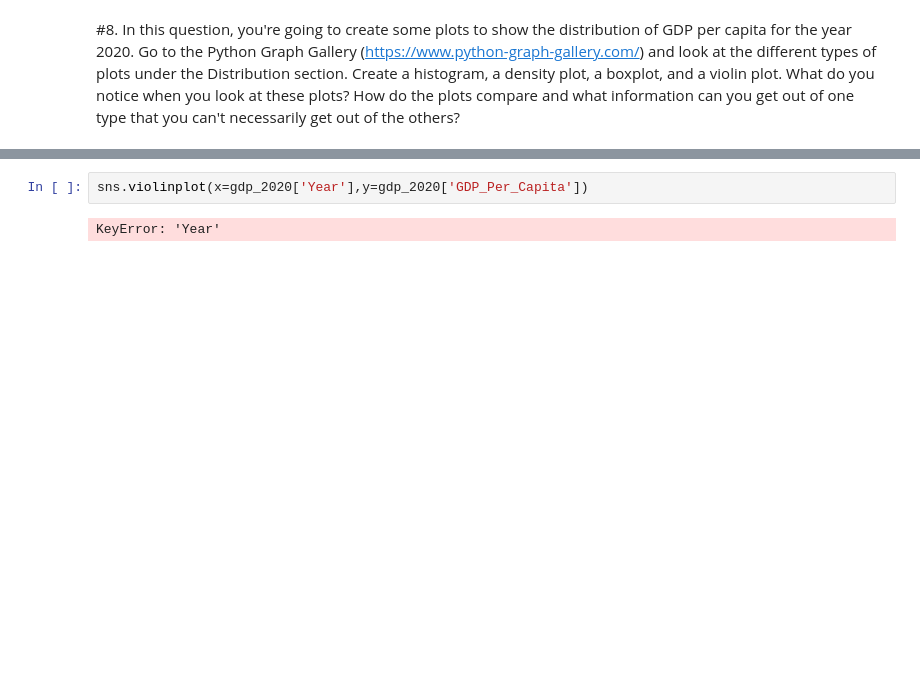
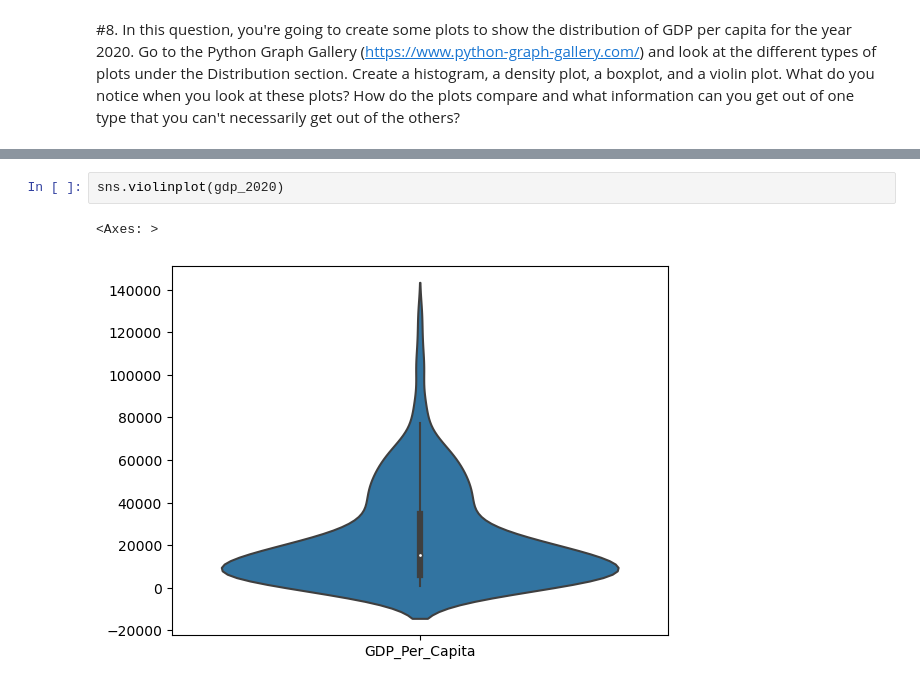
Before and after one commit to NSS-Full-Time-Data-Analytics-16/un-project-jaimreyes, a Jupyter notebook: notebook/un_project.ipynb, the cells around one changed output, grey strips where cells are left out. Cells and saved outputs as stored; diff of their text form; blank space fills up the shorter version.

```diff
--- a/notebook/un_project.ipynb
+++ b/notebook/un_project.ipynb
@@ -127,4 +143,5 @@ sns.kdeplot(gdp_2020)
 # %%
-sns.violinplot(x=gdp_2020['Year'],y=gdp_2020['GDP_Per_Capita'])
+sns.violinplot(gdp_2020)
 # %% [output]
-KeyError: 'Year'
+<Axes: >
+[figure, added]
```
Also changed, not shown: parts of 10 cells of this notebook.
